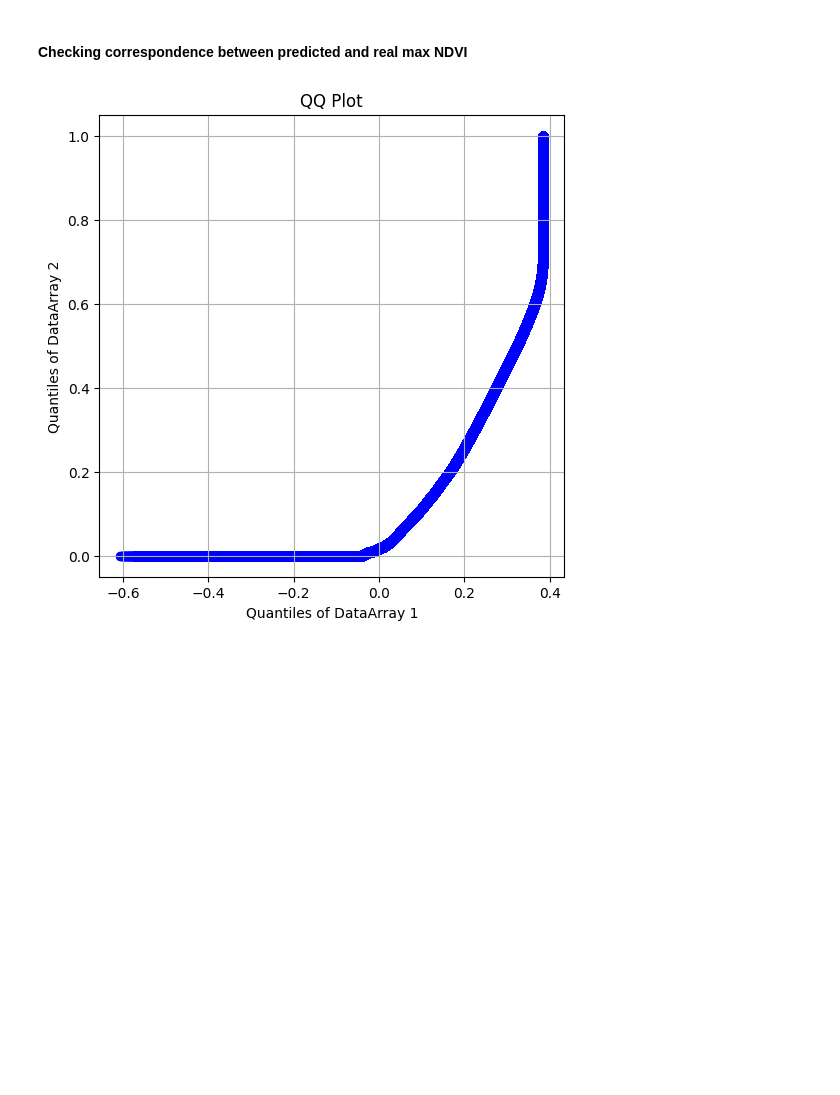
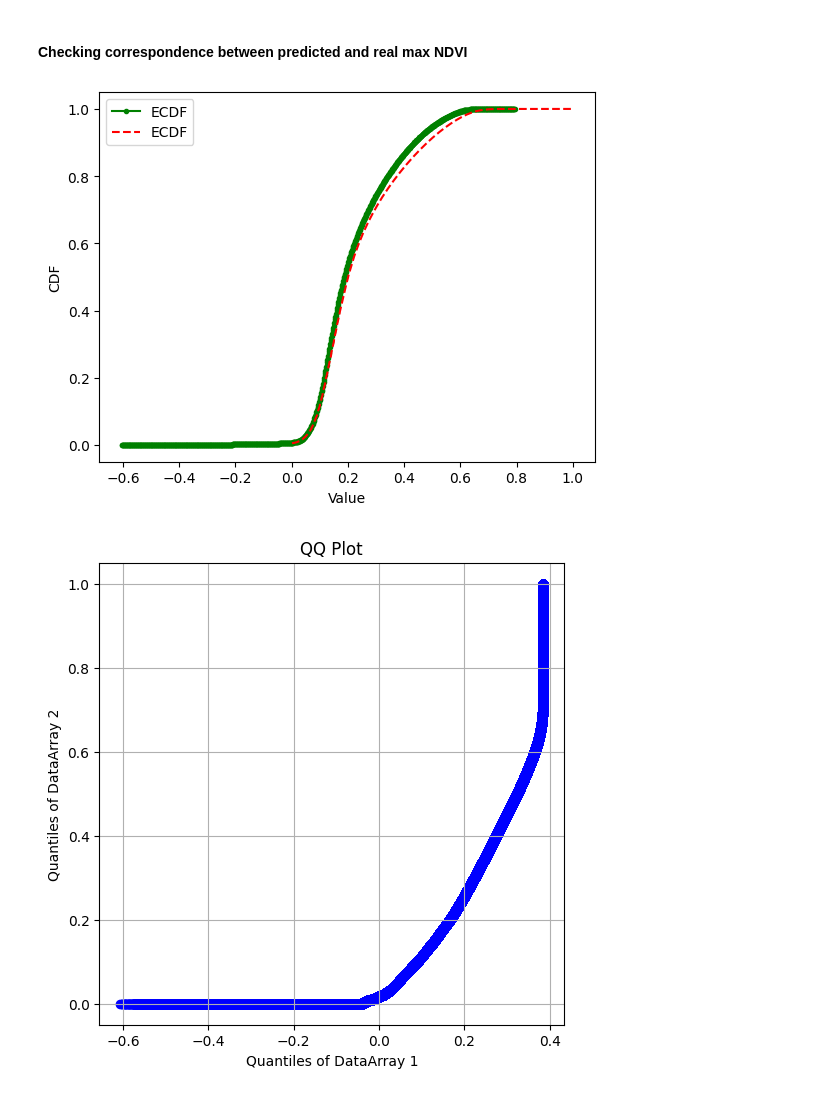
Before and after one commit to Riccardo7-DS/Indices_analysis, a Jupyter notebook: notebooks/ndvi_analysis.ipynb, the cells around one changed output. Saved outputs shown, nothing was run; the diff lists cells and outputs as text; code cells hidden in the pictures; blank space fills up the shorter version.

```diff
--- a/notebooks/ndvi_analysis.ipynb
+++ b/notebooks/ndvi_analysis.ipynb
@@ -714,3 +693,37 @@ plt.ecdf(predicted_values[~np.isnan(predicted_values)], label="ecdf")
+# %%
+# Extract predicted and real values
+predicted_values = ds1_filtered_max.values.flatten()
+real_values = ds_2_filtered_max.values.flatten()
+
+arr1 = predicted_values[~np.isnan(predicted_values)]
+arr2 = real_values[~np.isnan(real_values)]
+# %%
+# Create histogram
+hist1, bins1 = np.histogram(arr1, bins=1000, density=True)
+# Compute cumulative sum
+cumulative = np.cumsum(hist1)
+# Normalize cumulative sum
+ecdf1 = cumulative / np.max(cumulative)
+
+# Create histogram
+hist2, bins2 = np.histogram(arr2, bins=1000, density=True)
+# Compute cumulative sum
+cumulative = np.cumsum(hist2)
+# Normalize cumulative sum
+ecdf2 = cumulative / np.max(cumulative)
+
+
+import matplotlib.pyplot as plt
+
+# Plot ECDF
+plt.plot(bins1[1:], ecdf1, marker='.', linestyle='-', label='ECDF', color="green")
+plt.plot(bins2[1:], ecdf2, linestyle='dashed', label='ECDF', color="red")
+plt.xlabel('Value')
+plt.ylabel('CDF')
+plt.legend()
+plt.show()
+# %% [output]
+[figure, added]
 # %%
 sorted_da1 = np.sort(predicted_values)
 sorted_da2 = np.sort(real_values)
```
Also changed, not shown: parts of 13 cells of this notebook.
